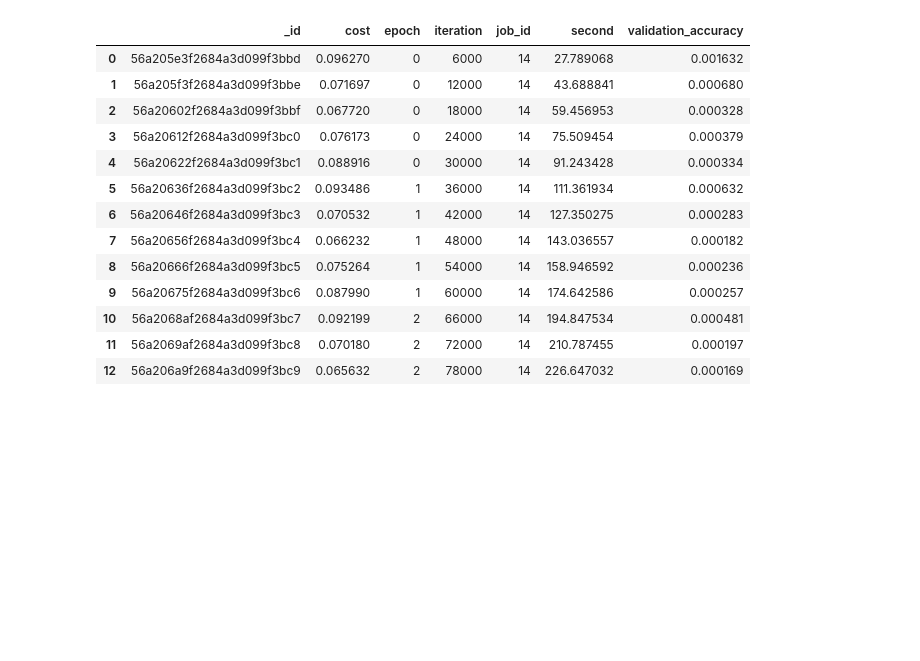
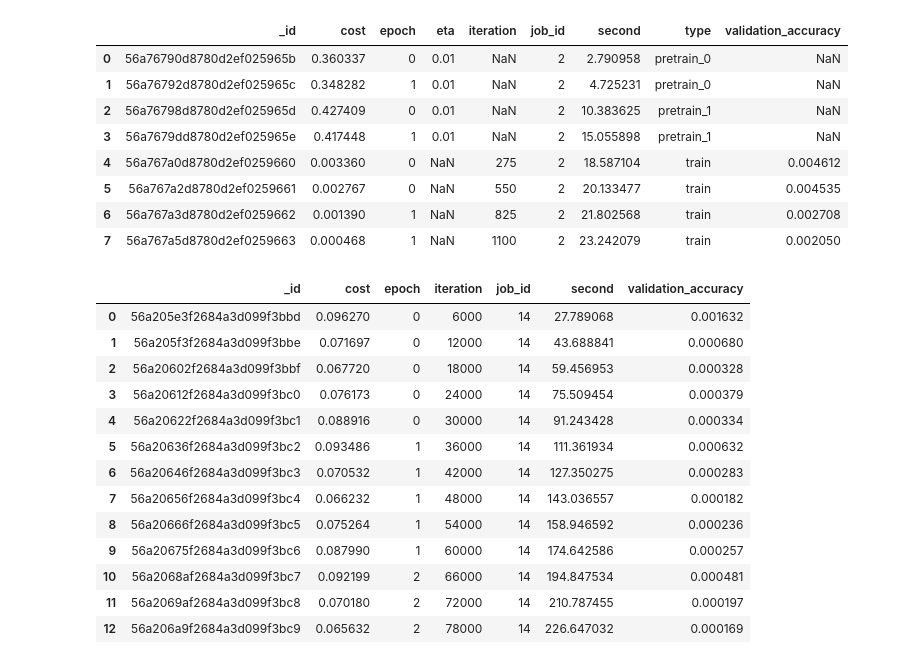
Before and after one commit to codingluke/ba-thesis-code, a Jupyter notebook: notebooks/metric_test.ipynb, the cells around one changed output. Drawn from its saved outputs; the diff is of its cells as text; code cells hidden in the pictures; blank space fills up the shorter version.

Commit message:
Metrics für Autoencoder

```diff
--- a/notebooks/metric_test.ipynb
+++ b/notebooks/metric_test.ipynb
@@ -31,0 +12,3 @@ mr.get_metadata()
+# %%
+mr = MetricReader(config_dir_path='../src/sae.json')
+m = MetricRecorder(config_dir_path='../src/sae.json')
@@ -32,3 +33,15 @@ mr.get_metadata()
+# %%
+mr.get_records(job_id=2)
+# %% [output]
+|  | _id | cost | epoch | eta | iteration | job_id | second | type | validation_accuracy |
+| 0 | 56a76790d8780d2ef025965b | 0.360337 | 0 | 0.01 | NaN | 2 | 2.790958 | pretrain_0 | NaN |
+| 1 | 56a76792d8780d2ef025965c | 0.348282 | 1 | 0.01 | NaN | 2 | 4.725231 | pretrain_0 | NaN |
+| 2 | 56a76798d8780d2ef025965d | 0.427409 | 0 | 0.01 | NaN | 2 | 10.383625 | pretrain_1 | NaN |
+| 3 | 56a7679dd8780d2ef025965e | 0.417448 | 1 | 0.01 | NaN | 2 | 15.055898 | pretrain_1 | NaN |
+| 4 | 56a767a0d8780d2ef0259660 | 0.003360 | 0 | NaN | 275 | 2 | 18.587104 | train | 0.004612 |
+| 5 | 56a767a2d8780d2ef0259661 | 0.002767 | 0 | NaN | 550 | 2 | 20.133477 | train | 0.004535 |
+| 6 | 56a767a3d8780d2ef0259662 | 0.001390 | 1 | NaN | 825 | 2 | 21.802568 | train | 0.002708 |
+| 7 | 56a767a5d8780d2ef0259663 | 0.000468 | 1 | NaN | 1100 | 2 | 23.242079 | train | 0.002050 |
 # %%
 mr.get_records(job_id=14)
 # %% [output]
```
Also changed, not shown: parts of 3 cells of this notebook, 4 other files.
